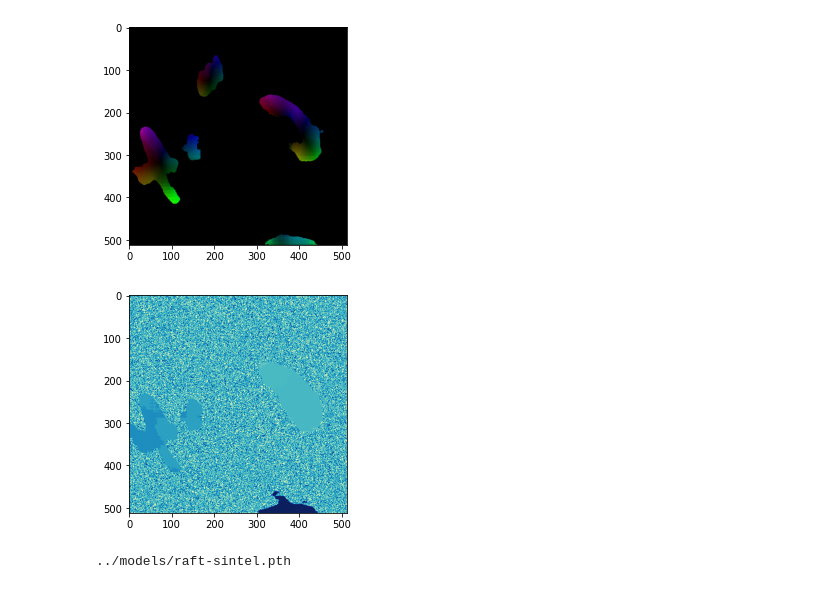
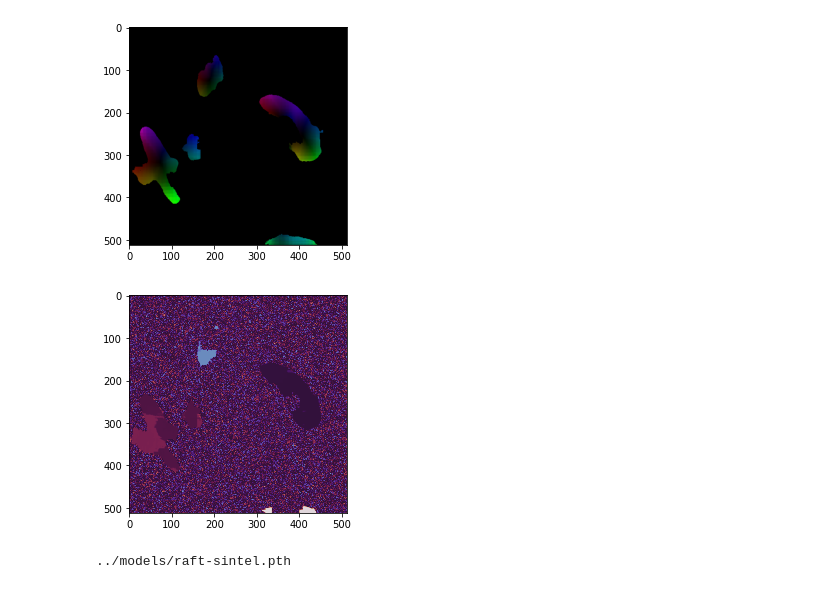
Before and after one commit to neuroailab/RAFT, a Jupyter notebook: notebooks/TDW_dataloading_020522.ipynb, the cells around one changed output. Saved outputs shown, nothing was run; the diff lists cells and outputs as text; code cells hidden in the pictures.

```diff
--- a/notebooks/TDW_dataloading_020522.ipynb
+++ b/notebooks/TDW_dataloading_020522.ipynb
@@ -184,17 +184,17 @@ viz_raft_prediction(act_net, tdw_dataset, ex=1, iters=[1,6,12,24], thingness=Tru
 import bootraft
 kpnet = bootraft.KpPrior(
     net, act_net, normalize_coordinates=True, randomize_background=True, resolution=16,
-    thingness_thresh=0.01
+    thingness_thresh=0.1
 )
 
 img1, img2, _, _ = tdw_dataset[1]
-kp_prior = kpnet(img1.cuda()[None], img2.cuda()[None], iters=6, test_mode=True)
+kp_prior = kpnet(img1.cuda()[None], img2.cuda()[None], test_mode=True)
 # %%
 h0 = kp_prior[0].max(-3)[1].detach().cpu().numpy()
-plt.imshow(h0, cmap='YlGnBu')
+plt.imshow(h0, cmap='twilight')
 plt.show()
 # %% [output]
-[figure, old version]
+[figure, new version]
 # %%
 def normalize(img):
     return 2.0 * (img / 255.) - 1.0
```
Also changed, not shown: 6 other files.
